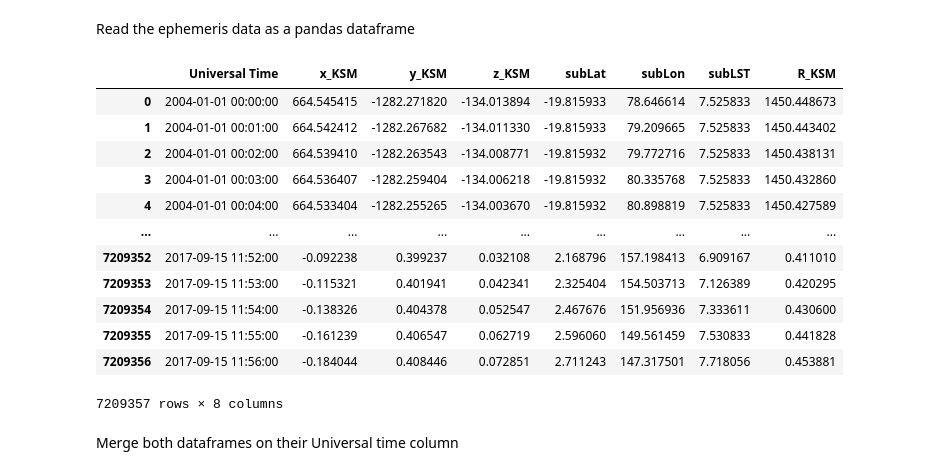
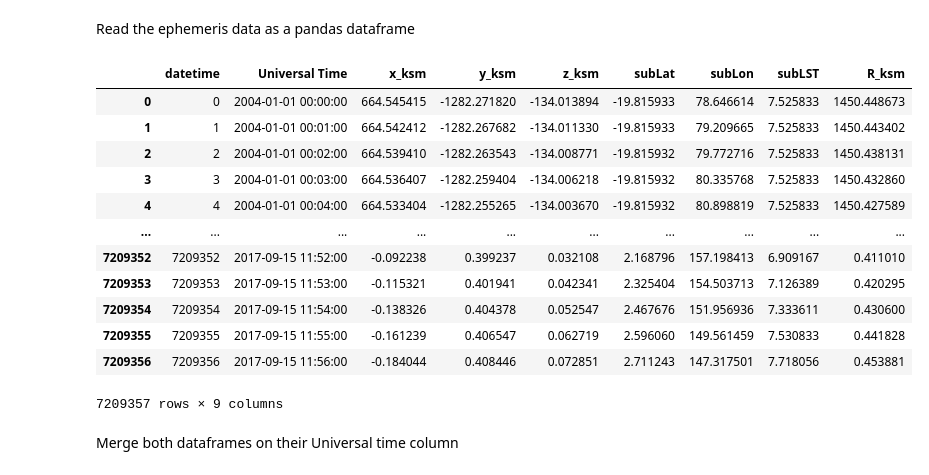
Before and after one commit to DIASPlanetary/Saturn_LFEs, a Jupyter notebook: fig_avg_spectrograms/avg_spectrograms.ipynb, the cells around one changed output. Drawn from its saved outputs; the diff is of its cells as text; code cells hidden in the pictures.

```diff
--- a/fig_avg_spectrograms/avg_spectrograms.ipynb
+++ b/fig_avg_spectrograms/avg_spectrograms.ipynb
@@ -39,23 +38,23 @@ df
 Read the ephemeris data as a pandas dataframe
 # %%
 df_ephemeris = pd.read_csv(ephemeris_fp)
-df_ephemeris = df_ephemeris.rename(columns={'datetime': 'Universal Time'})  # Rename datetime column to Universal Time
-df_ephemeris["Universal Time"] = df_ephemeris["Universal Time"].astype('datetime64[ns]')  # Convert time values to datetime64 for merging
+df_ephemeris = df_ephemeris.rename(columns={'start': 'Universal Time'})  # Rename datetime column to Universal Time
+df_ephemeris["Universal Time"] = np.array(df_ephemeris['Universal Time'], dtype='datetime64')  # Convert strings to datetime64 format
 df_ephemeris
 # %% [output]
-|  | Universal Time | x_KSM | y_KSM | z_KSM | subLat | subLon | subLST | R_KSM |
-| 0 | 2004-01-01 00:00:00 | 664.545415 | -1282.271820 | -134.013894 | -19.815933 | 78.646614 | 7.525833 | 1450.448673 |
-| 1 | 2004-01-01 00:01:00 | 664.542412 | -1282.267682 | -134.011330 | -19.815933 | 79.209665 | 7.525833 | 1450.443402 |
-| 2 | 2004-01-01 00:02:00 | 664.539410 | -1282.263543 | -134.008771 | -19.815932 | 79.772716 | 7.525833 | 1450.438131 |
-| 3 | 2004-01-01 00:03:00 | 664.536407 | -1282.259404 | -134.006218 | -19.815932 | 80.335768 | 7.525833 | 1450.432860 |
-| 4 | 2004-01-01 00:04:00 | 664.533404 | -1282.255265 | -134.003670 | -19.815932 | 80.898819 | 7.525833 | 1450.427589 |
-| ... | ... | ... | ... | ... | ... | ... | ... | ... |
-| 7209352 | 2017-09-15 11:52:00 | -0.092238 | 0.399237 | 0.032108 | 2.168796 | 157.198413 | 6.909167 | 0.411010 |
-| 7209353 | 2017-09-15 11:53:00 | -0.115321 | 0.401941 | 0.042341 | 2.325404 | 154.503713 | 7.126389 | 0.420295 |
-| 7209354 | 2017-09-15 11:54:00 | -0.138326 | 0.404378 | 0.052547 | 2.467676 | 151.956936 | 7.333611 | 0.430600 |
-| 7209355 | 2017-09-15 11:55:00 | -0.161239 | 0.406547 | 0.062719 | 2.596060 | 149.561459 | 7.530833 | 0.441828 |
-| 7209356 | 2017-09-15 11:56:00 | -0.184044 | 0.408446 | 0.072851 | 2.711243 | 147.317501 | 7.718056 | 0.453881 |
+|  | datetime | Universal Time | x_ksm | y_ksm | z_ksm | subLat | subLon | subLST | R_ksm |
+| 0 | 0 | 2004-01-01 00:00:00 | 664.545415 | -1282.271820 | -134.013894 | -19.815933 | 78.646614 | 7.525833 | 1450.448673 |
+| 1 | 1 | 2004-01-01 00:01:00 | 664.542412 | -1282.267682 | -134.011330 | -19.815933 | 79.209665 | 7.525833 | 1450.443402 |
+| 2 | 2 | 2004-01-01 00:02:00 | 664.539410 | -1282.263543 | -134.008771 | -19.815932 | 79.772716 | 7.525833 | 1450.438131 |
+| 3 | 3 | 2004-01-01 00:03:00 | 664.536407 | -1282.259404 | -134.006218 | -19.815932 | 80.335768 | 7.525833 | 1450.432860 |
+| 4 | 4 | 2004-01-01 00:04:00 | 664.533404 | -1282.255265 | -134.003670 | -19.815932 | 80.898819 | 7.525833 | 1450.427589 |
+| ... | ... | ... | ... | ... | ... | ... | ... | ... | ... |
+| 7209352 | 7209352 | 2017-09-15 11:52:00 | -0.092238 | 0.399237 | 0.032108 | 2.168796 | 157.198413 | 6.909167 | 0.411010 |
+| 7209353 | 7209353 | 2017-09-15 11:53:00 | -0.115321 | 0.401941 | 0.042341 | 2.325404 | 154.503713 | 7.126389 | 0.420295 |
+| 7209354 | 7209354 | 2017-09-15 11:54:00 | -0.138326 | 0.404378 | 0.052547 | 2.467676 | 151.956936 | 7.333611 | 0.430600 |
+| 7209355 | 7209355 | 2017-09-15 11:55:00 | -0.161239 | 0.406547 | 0.062719 | 2.596060 | 149.561459 | 7.530833 | 0.441828 |
+| 7209356 | 7209356 | 2017-09-15 11:56:00 | -0.184044 | 0.408446 | 0.072851 | 2.711243 | 147.317501 | 7.718056 | 0.453881 |
-7209357 rows × 8 columns
+7209357 rows × 9 columns
 # %% [markdown]
 Merge both dataframes on their Universal time column
 # %%
```
Also changed, not shown: parts of 3 cells of this notebook, 1 other file.
